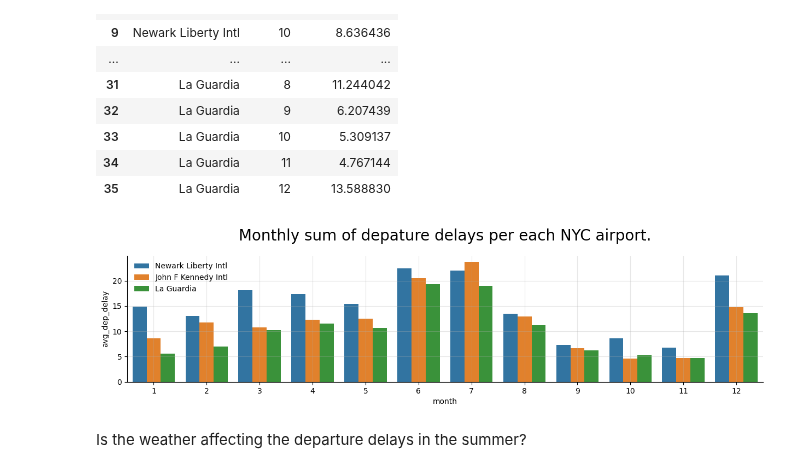
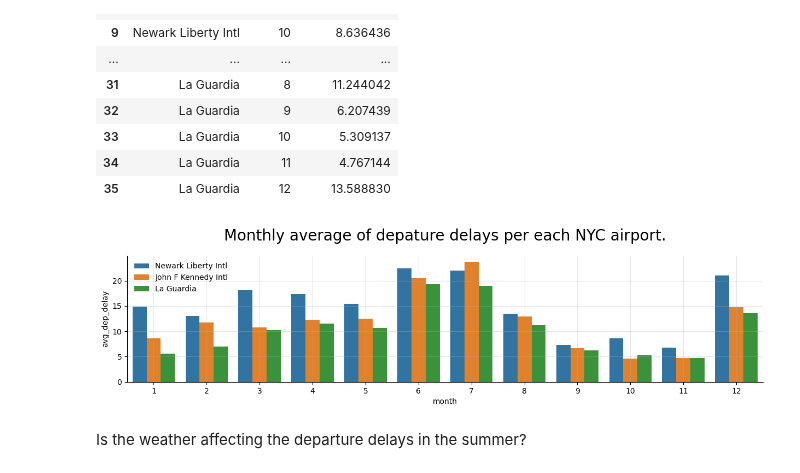
Before and after one commit to datakolektiv/dss03python2023, a Jupyter notebook: session10/dss03_py_session10b.ipynb, the cells around one changed output. Saved outputs shown, nothing was run; the diff lists cells and outputs as text; code cells hidden in the pictures.

Commit message:
Fix plot title

```diff
--- a/session10/dss03_py_session10b.ipynb
+++ b/session10/dss03_py_session10b.ipynb
@@ -1685,12 +1685,12 @@ _df
 # %%
 plt.figure(figsize=(15, 3))
 sns.barplot(x=_df.month, y=_df.avg_dep_delay, hue=_df.origin)
 sns.despine()
 plt.legend(framealpha=.0)
 plt.grid(alpha=.3)
-plt.title('Monthly sum of depature delays per each NYC airport.', size=20, pad=20);
+plt.title('Monthly average of depature delays per each NYC airport.', size=20, pad=20);
 # %% [output]
-[figure, old version]
+[figure, new version]
 # %% [markdown]
 Is the weather affecting the departure delays in the summer?
 # %%
```
Also changed, not shown: parts of 1 cell of this notebook, 1 other file.
